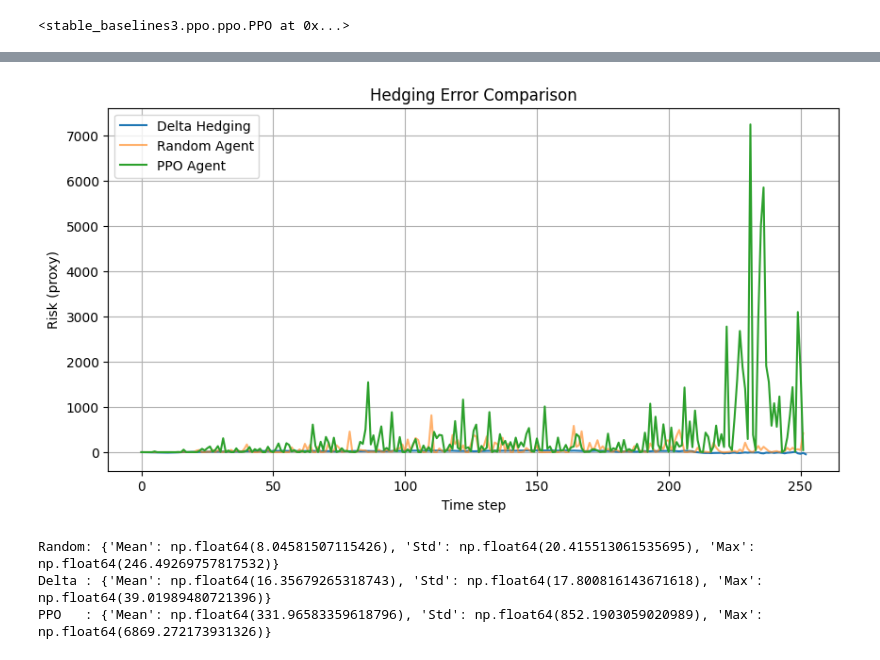
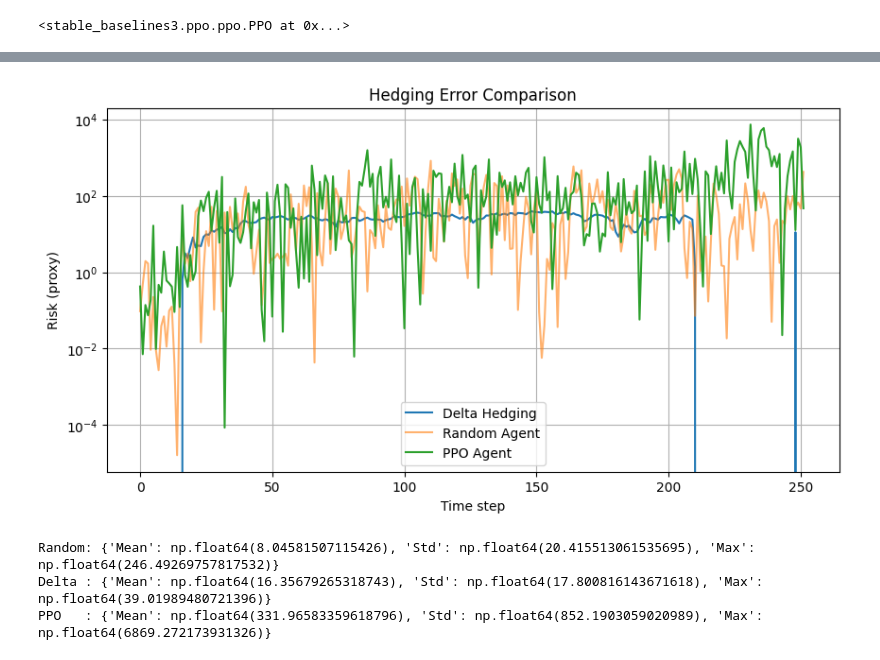
Before and after one commit to Niranjan20061907/rl-derivative-hedging, a Jupyter notebook: notebooks/data_exploration.ipynb, the cells around one changed output, grey strips where cells are left out. Cells and saved outputs as stored; diff of their text form; code cells hidden in the pictures.

Commit message:
Visualize hedging error on log scale for fair comparison

```diff
--- a/notebooks/data_exploration.ipynb
+++ b/notebooks/data_exploration.ipynb
@@ -303,18 +303,19 @@ ppo_abs = np.sqrt(ppo_errors)
 # %%
 import matplotlib.pyplot as plt
 
 plt.figure(figsize=(10, 5))
 plt.plot(delta_error, label="Delta Hedging")
 plt.plot(random_errors, label="Random Agent", alpha=0.6)
 plt.plot(ppo_errors, label="PPO Agent")
 plt.legend()
 plt.title("Hedging Error Comparison")
 plt.xlabel("Time step")
 plt.ylabel("Risk (proxy)")
 plt.grid(True)
+plt.yscale("log")
 plt.show()
 # %% [output]
-[figure, old version]
+[figure, new version]
 # %%
 def risk_summary(x):
     return {
```
